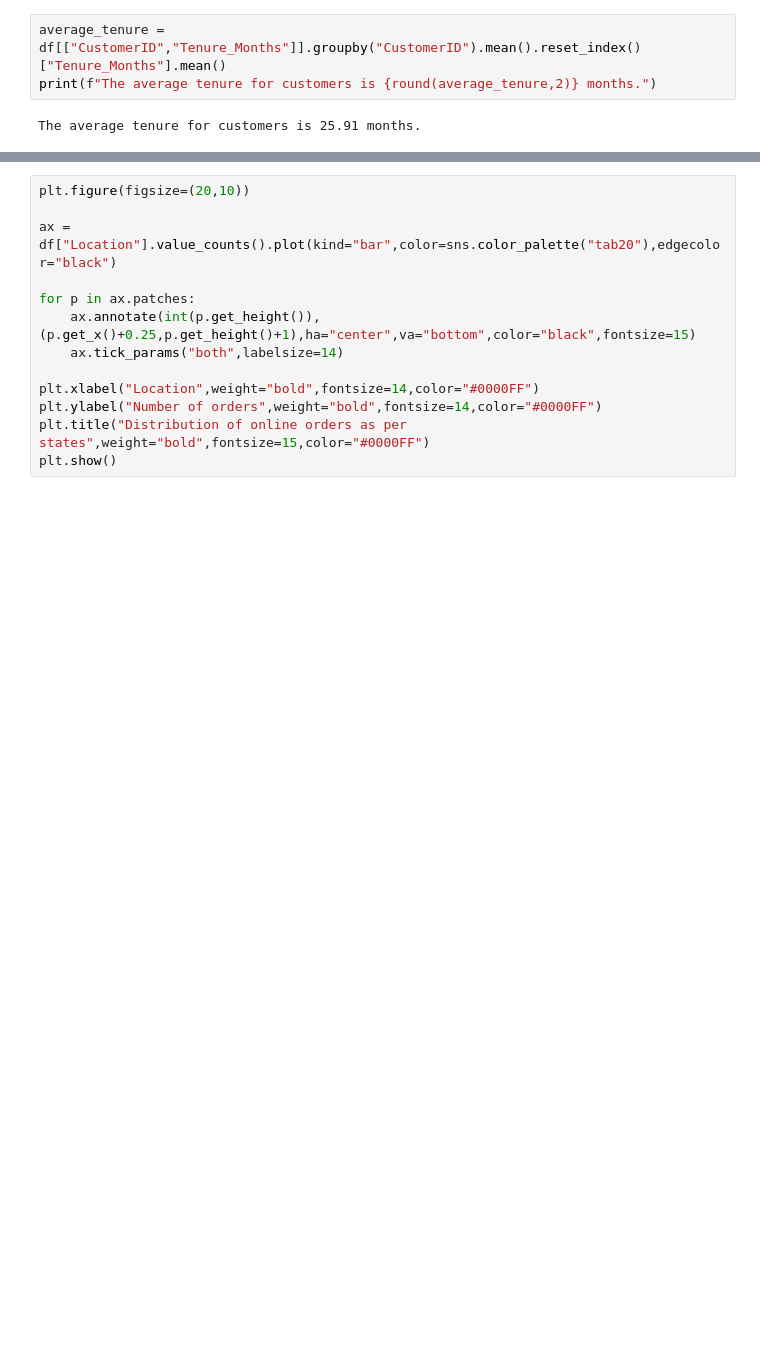
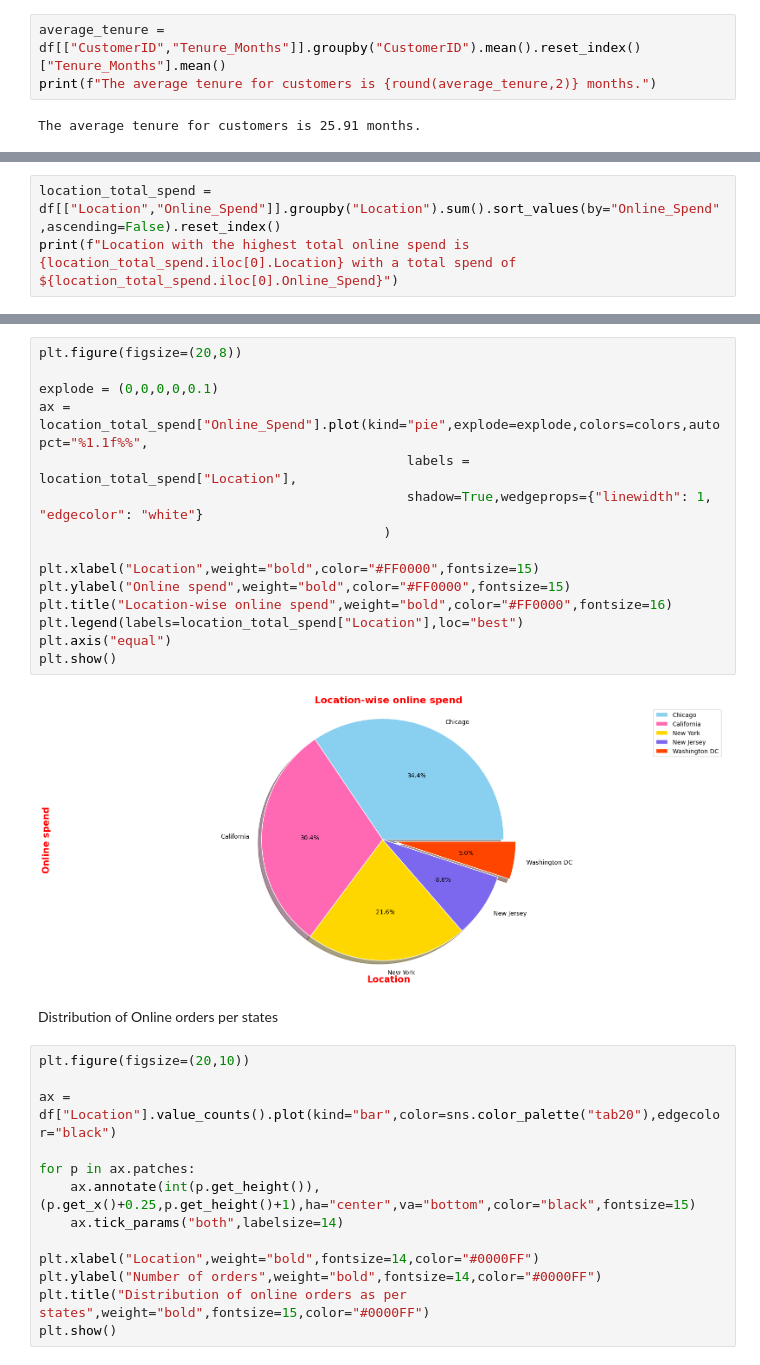
Before and after one commit to hemantsirsat/Data-Visualisation, a Jupyter notebook: Online shopping trend/app.ipynb, the cells around one changed output, grey strips where cells are left out. Cells and saved outputs as stored; diff of their text form; blank space fills up the shorter version.

```diff
--- a/Online shopping trend/app.ipynb
+++ b/Online shopping trend/app.ipynb
@@ -178,0 +185,3 @@ Name: count, dtype: int64
+# %%
+location_total_spend = df[["Location","Online_Spend"]].groupby("Location").sum().sort_values(by="Online_Spend",ascending=False).reset_index()
+print(f"Location with the highest total online spend is {location_total_spend.iloc[0].Location} with a total spend of ${location_total_spend.iloc[0].Online_Spend}")
@@ -179,3 +198,22 @@ Name: count, dtype: int64
+# %%
+plt.figure(figsize=(20,8))
+
+explode = (0,0,0,0,0.1)
+ax = location_total_spend["Online_Spend"].plot(kind="pie",explode=explode,colors=colors,autopct="%1.1f%%",
+                                               labels = location_total_spend["Location"],
+                                               shadow=True,wedgeprops={"linewidth": 1, "edgecolor": "white"}
+                                            )
+
+plt.xlabel("Location",weight="bold",color="#FF0000",fontsize=15)
+plt.ylabel("Online spend",weight="bold",color="#FF0000",fontsize=15)
+plt.title("Location-wise online spend",weight="bold",color="#FF0000",fontsize=16)
+plt.legend(labels=location_total_spend["Location"],loc="best")
+plt.axis("equal")
+plt.show()
+# %% [output]
+[figure, added]
+# %% [markdown]
+Distribution of Online orders per states
 # %%
 plt.figure(figsize=(20,10))
 
```
Also changed, not shown: parts of 17 cells of this notebook.
